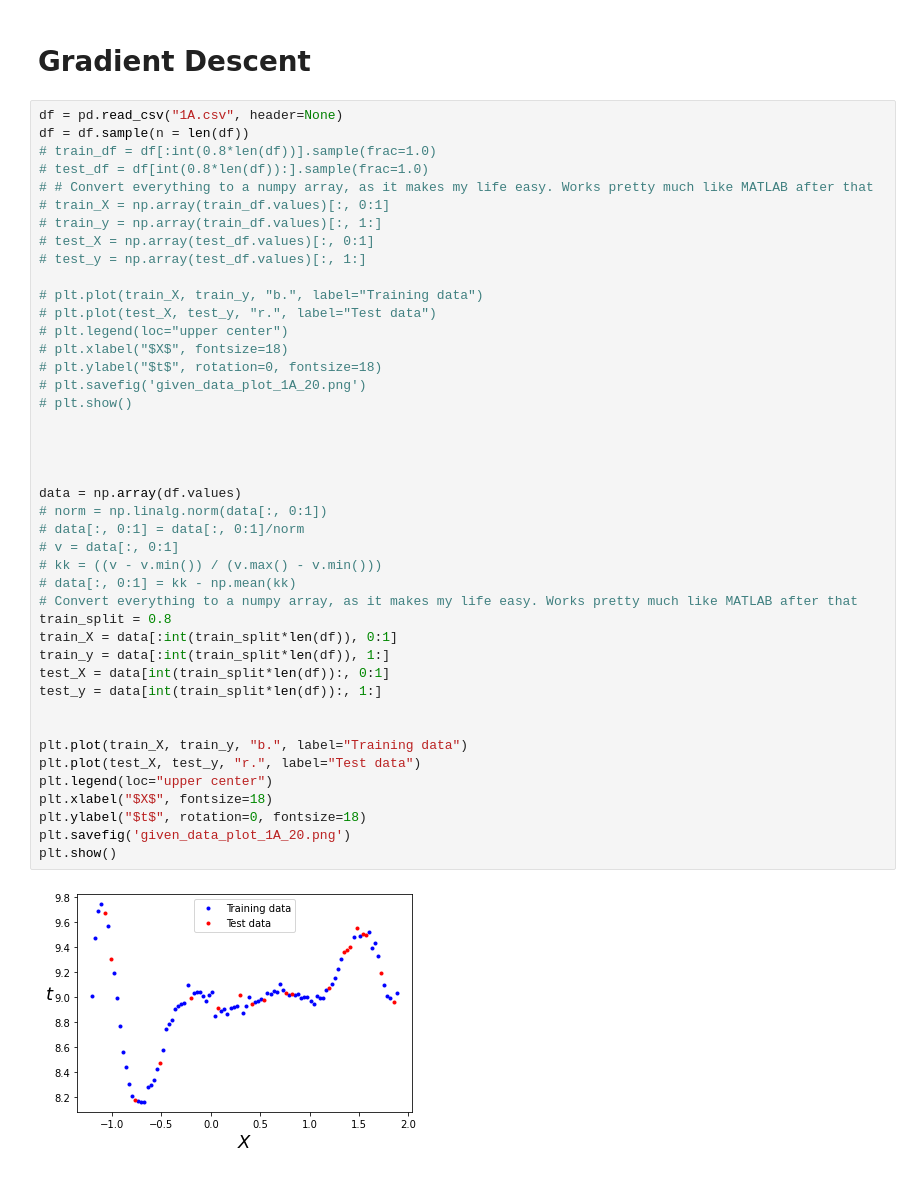
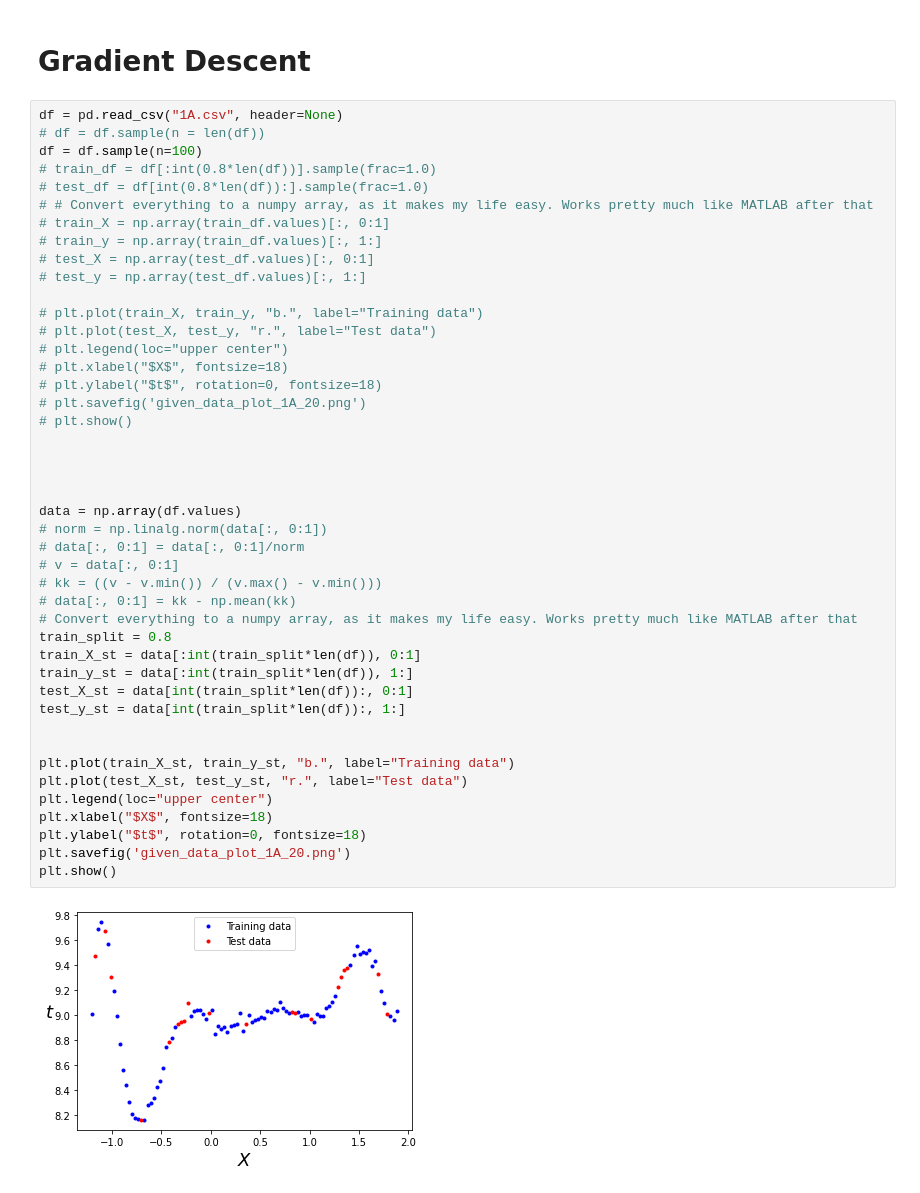
Before and after one commit to V-G-spec/ELL409-IITD-Intro-to-Machine-Learning, a Jupyter notebook: Assignment 1/ReportStuff.ipynb, the cells around one changed output. Saved outputs shown, nothing was run; the diff lists cells and outputs as text.

```diff
--- a/Assignment 1/ReportStuff.ipynb
+++ b/Assignment 1/ReportStuff.ipynb
@@ -266,7 +279,8 @@ plt.show()
 # Gradient Descent
 # %%
 df = pd.read_csv("1A.csv", header=None)
-df = df.sample(n = len(df))
+# df = df.sample(n = len(df))
+df = df.sample(n=100)
 # train_df = df[:int(0.8*len(df))].sample(frac=1.0)
 # test_df = df[int(0.8*len(df)):].sample(frac=1.0)
 # # Convert everything to a numpy array, as it makes my life easy. Works pretty much like MATLAB after that
@@ -275,37 +289,37 @@ df = df.sample(n = len(df))
 # test_X = np.array(test_df.values)[:, 0:1]
 # test_y = np.array(test_df.values)[:, 1:]
 
 # plt.plot(train_X, train_y, "b.", label="Training data")
 # plt.plot(test_X, test_y, "r.", label="Test data")
 # plt.legend(loc="upper center")
 # plt.xlabel("$X$", fontsize=18)
 # plt.ylabel("$t$", rotation=0, fontsize=18)
 # plt.savefig('given_data_plot_1A_20.png')
 # plt.show()
 
 
 
 
 data = np.array(df.values)
 # norm = np.linalg.norm(data[:, 0:1])
 # data[:, 0:1] = data[:, 0:1]/norm
 # v = data[:, 0:1]
 # kk = ((v - v.min()) / (v.max() - v.min()))
 # data[:, 0:1] = kk - np.mean(kk)
 # Convert everything to a numpy array, as it makes my life easy. Works pretty much like MATLAB after that
 train_split = 0.8
-train_X = data[:int(train_split*len(df)), 0:1]
-train_y = data[:int(train_split*len(df)), 1:]
-test_X = data[int(train_split*len(df)):, 0:1]
-test_y = data[int(train_split*len(df)):, 1:]
+train_X_st = data[:int(train_split*len(df)), 0:1]
+train_y_st = data[:int(train_split*len(df)), 1:]
+test_X_st = data[int(train_split*len(df)):, 0:1]
+test_y_st = data[int(train_split*len(df)):, 1:]
 
 
-plt.plot(train_X, train_y, "b.", label="Training data")
-plt.plot(test_X, test_y, "r.", label="Test data")
+plt.plot(train_X_st, train_y_st, "b.", label="Training data")
+plt.plot(test_X_st, test_y_st, "r.", label="Test data")
 plt.legend(loc="upper center")
 plt.xlabel("$X$", fontsize=18)
 plt.ylabel("$t$", rotation=0, fontsize=18)
 plt.savefig('given_data_plot_1A_20.png')
 plt.show()
 # %% [output]
-[figure, old version]
+[figure, new version]
```
Also changed, not shown: parts of 11 cells of this notebook, 2 other files.
